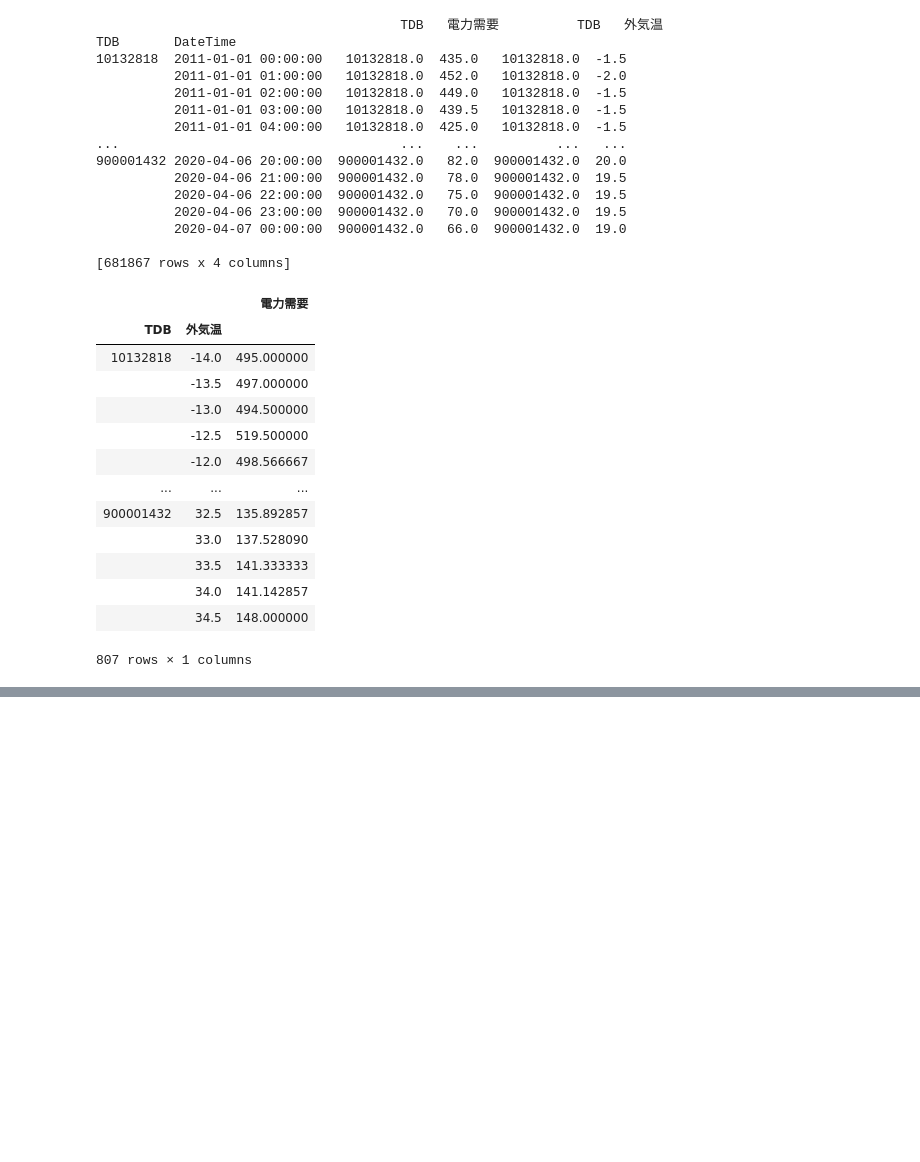
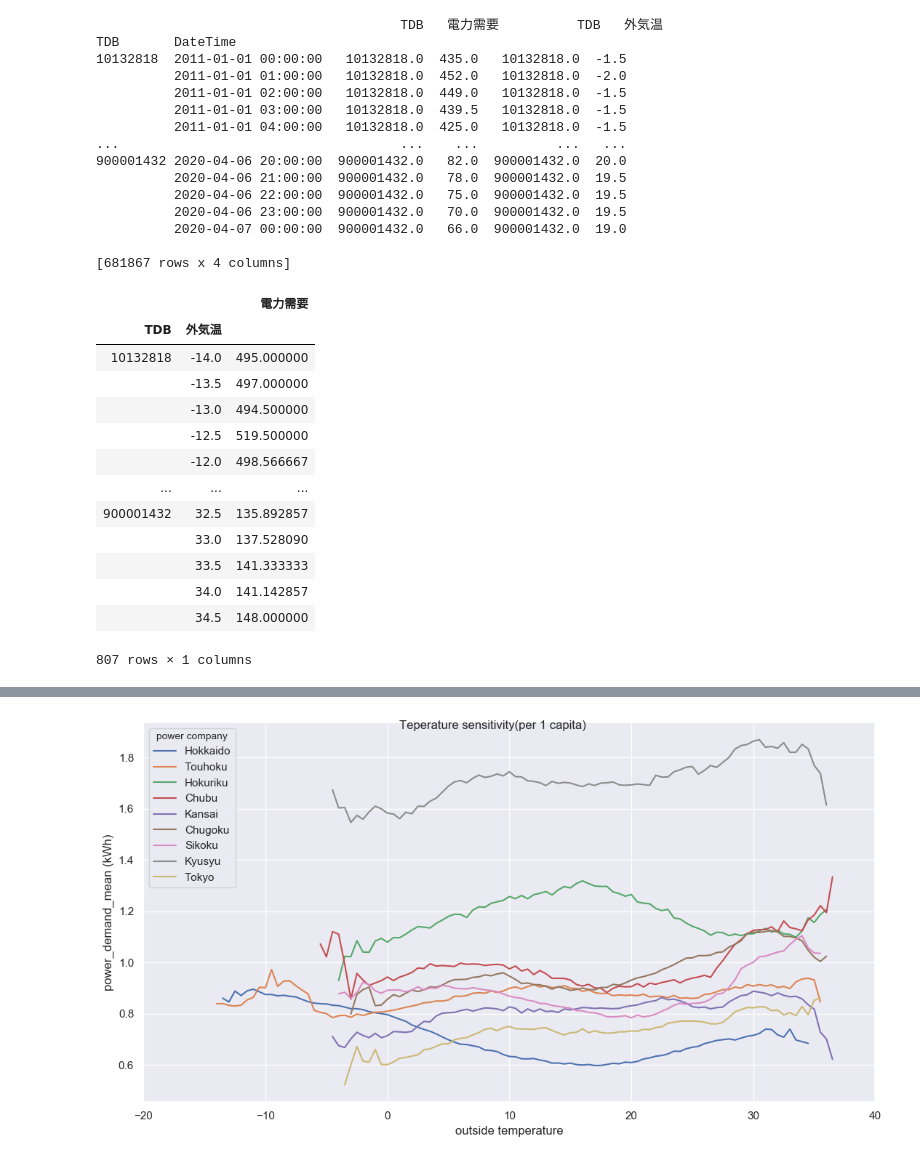
Before and after one commit to genpon212/homework, a Jupyter notebook: homework_honda.ipynb, the cells around one changed output, grey strips where cells are left out. Drawn from its saved outputs; the diff is of its cells as text; code cells hidden in the pictures; blank space fills up the shorter version.

```diff
--- a/homework_honda.ipynb
+++ b/homework_honda.ipynb
@@ -127,0 +111,4 @@ df1
+# %%
+df1 = pd.read_csv("郵便番号_電力会社関係表.csv",usecols=[1,2,3,4])
+df1 = df1.rename(columns={"電力会社":"TDB"})
+df1
@@ -127,0 +183,9 @@ df1
+# %%
+df4 = pd.read_csv("電力需給データ.csv", parse_dates=["DateTime"], index_col=["DateTime"], encoding="shift_jis", dtype=dtype1, usecols=usecols1)
+df4 = df4.dropna()
+df4 = df4.groupby(["TDB"])
+df4 = df4["電力需要"].resample("H").mean()
+df4 = df4.reset_index()
+df4 = pd.merge(df3, df4, on="TDB")
+df4["1人当たり"] = df4["電力需要"] / df4["人口"] * 10000
+df4
@@ -127,0 +206,7 @@ df1
+# %%
+df5 = pd.read_csv("電力需給データ_外気温データ.csv", parse_dates=["DateTime"], index_col=["DateTime"], encoding="shift_jis", dtype=dtype2, usecols=usecols2)
+df5 = df5.dropna()
+df5 = df5.groupby(["TDB"])
+df5 = df5["外気温"].resample("H").mean()
+df5 = df5.reset_index()
+df5
@@ -127,0 +227,13 @@ df1
+# %%
+df6 = pd.concat([df4, df5], axis=1, join = "inner",sort=1)
+df6 = df6.dropna()
+df6["外気温"] = round(df6["外気温"]*2)/2
+#df6["1人当たり"] = round(df6["1人当たり"]*2)/2
+print(df6)
+
+df6.columns = ["TDB_x","人口", "DateTime", "電力需要", "1人当たり", "TDB_y", "DateTime", "外気温"]
+df6 = df6.drop(["TDB_y"],axis=1)
+df6 = df6.reset_index()
+df6 = df6.drop(["DateTime","電力需要","人口","index"],axis=1)
+df6 = df6.groupby(["TDB_x","外気温"]).mean()
+df6
@@ -127,0 +272,14 @@ df1
+# %%
+fig = plt.figure(figsize=(11, 6), dpi=100, facecolor='w', linewidth=0, edgecolor='w',tight_layout=True)
+ax = fig.add_subplot(1,1,1,xlabel="outside temperature", ylabel="power_demand_mean (kWh)", xlim=(-20.0,40.0))
+fig.suptitle("Teperature sensitivity(per 1 capita)")
+#col_list = ["北海道電力","東北電力","北陸電力","中部電力","関西電力","中国電力","四国電力","九州電力","東京電力","沖縄電力"]
+col_list = ["Hokkaido","Touhoku","Hokuriku","Chubu","Kansai","Chugoku","Sikoku","Kyusyu","Tokyo","Okinawa"]
+
+for key, grp in df6.reset_index().groupby("TDB_x"):
+    ax.plot(grp["外気温"],grp["1人当たり"],label=key)
+    ax.legend(title="power company",labels=col_list,loc="best")
+    plt.savefig("homework_png_2")
+plt.show()
+# %% [output]
+[figure, added]
```
Also changed, not shown: parts of 8 cells of this notebook.
